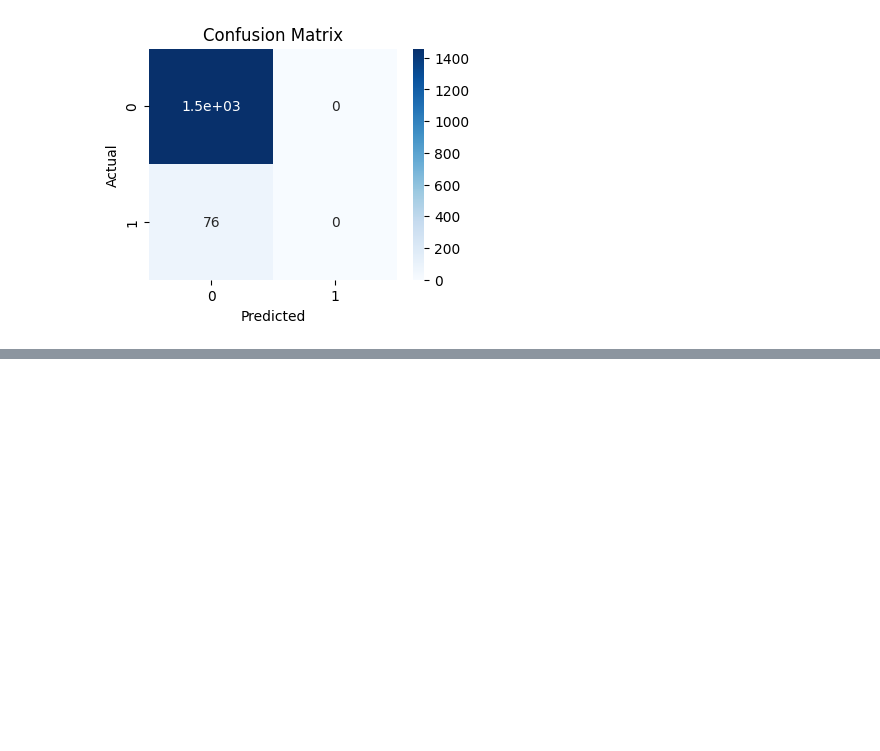
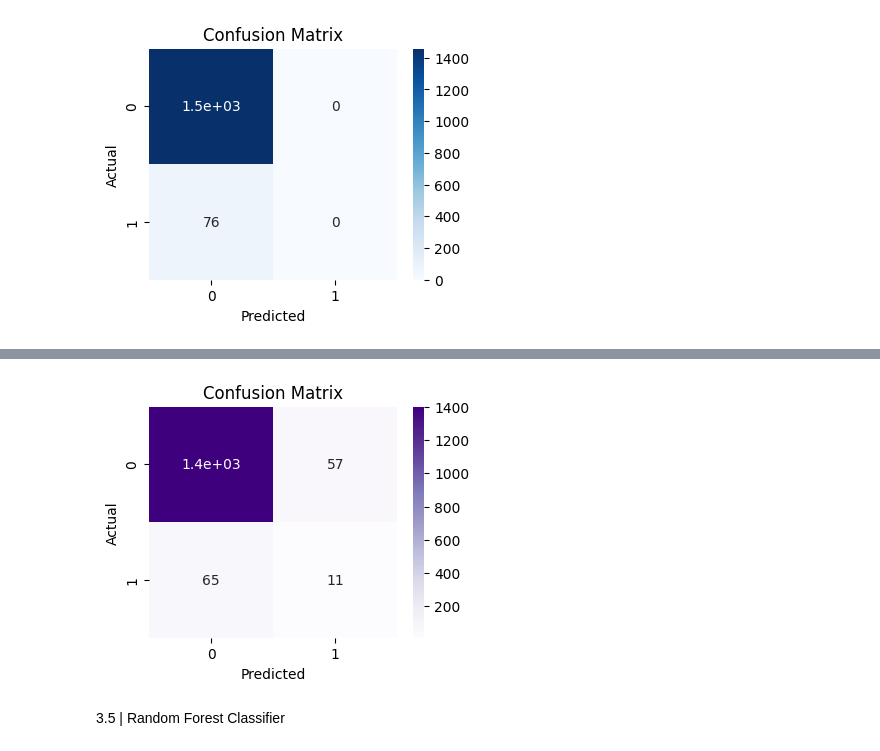
Before and after one commit to chalana-b/Stroke-Prediction, a Jupyter notebook: predictions.ipynb, the cells around one changed output, grey strips where cells are left out. Drawn from its saved outputs; the diff is of its cells as text; code cells hidden in the pictures; blank space fills up the shorter version.

```diff
--- a/predictions.ipynb
+++ b/predictions.ipynb
@@ -251,0 +286,9 @@ plt.show()
+# %%
+from sklearn.tree import DecisionTreeClassifier
+dtree = DecisionTreeClassifier()
+dtree.fit(X_train, y_train)
+y_pred_dt = dtree.predict(X_test)
+from sklearn.metrics import confusion_matrix,classification_report,accuracy_score
+print(confusion_matrix(y_test,y_pred_dt))
+print(accuracy_score(y_test,y_pred_dt))
+print(classification_report(y_test,y_pred_dt))
@@ -251,0 +307,11 @@ plt.show()
+# %%
+plt.figure(figsize=(4, 3))
+sns.heatmap(confusion_matrix(y_test, y_pred_dt), annot=True, cmap='Purples')
+plt.title('Confusion Matrix')
+plt.xlabel('Predicted')
+plt.ylabel('Actual')
+plt.show()
+# %% [output]
+[figure, added]
+# %% [markdown]
+3.5 | Random Forest Classifier
```
Also changed, not shown: parts of 7 cells of this notebook.
